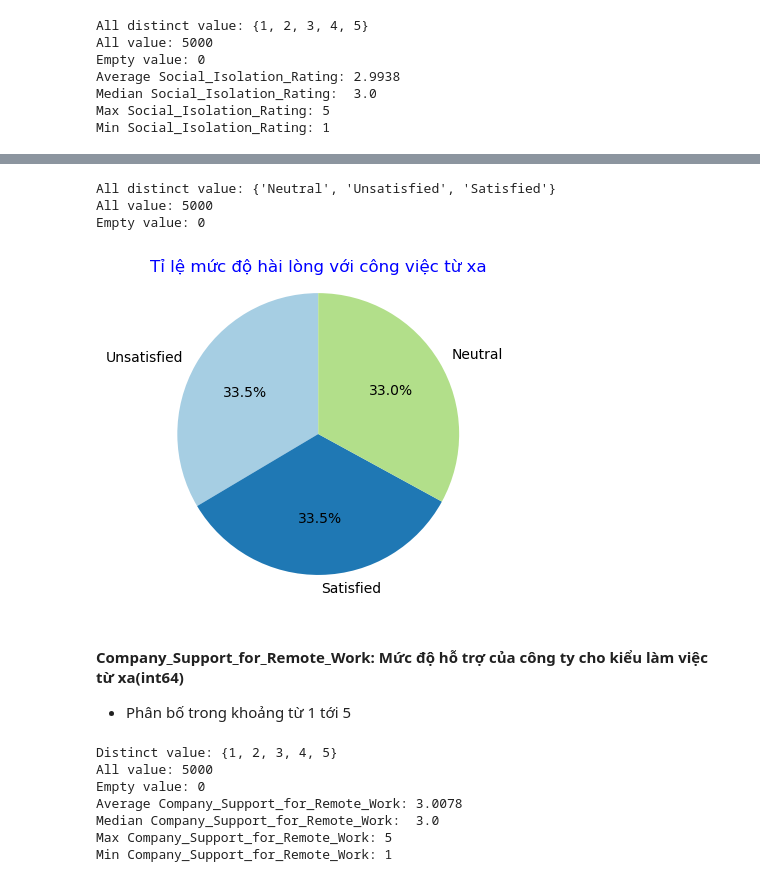
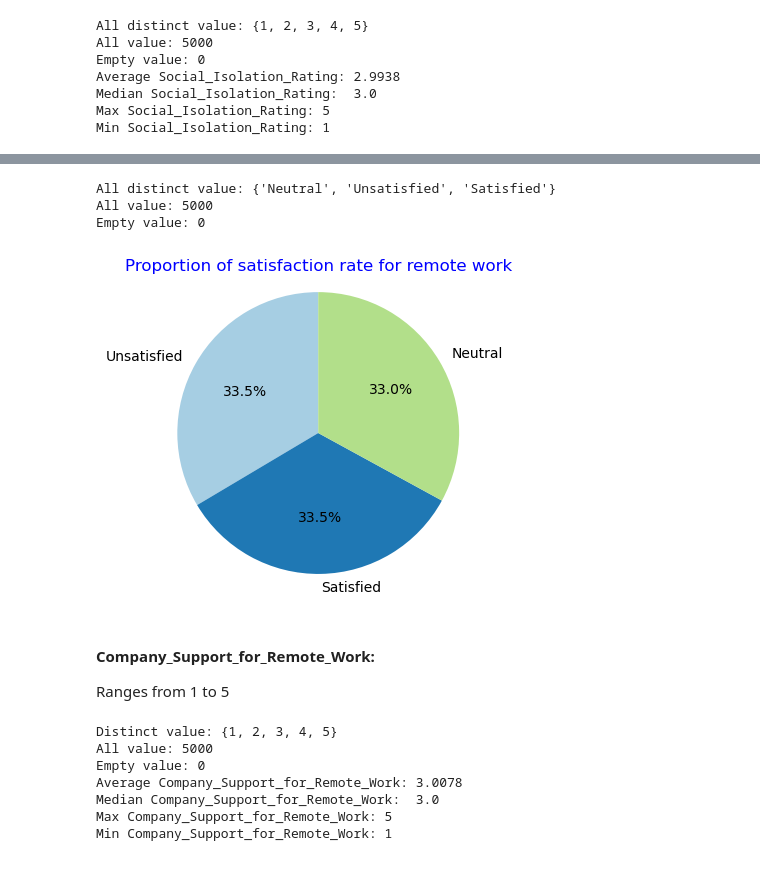
Before and after one commit to pigpig1524/HCMUS-P4DS-Lotus-Final, a Jupyter notebook: main_process.ipynb, the cells around one changed output, grey strips where cells are left out. Drawn from its saved outputs; the diff is of its cells as text; code cells hidden in the pictures.

```diff
--- a/main_process.ipynb
+++ b/main_process.ipynb
@@ -372,15 +372,15 @@ Min Social_Isolation_Rating: 1
 # %%
 Satisfaction_with_Remote_Work = set(df['Satisfaction_with_Remote_Work'].to_list())
 print('All distinct value:',Satisfaction_with_Remote_Work)
-Display_object('Satisfaction_with_Remote_Work','Tỉ lệ mức độ hài lòng với công việc từ xa')
+Display_object('Satisfaction_with_Remote_Work','Proportion of satisfaction rate for remote work')
 # %% [output]
 All distinct value: {'Neutral', 'Unsatisfied', 'Satisfied'}
 All value: 5000
 Empty value: 0
-[figure, old version]
+[figure, new version]
-# %% [markdown]
-#### **Company_Support_for_Remote_Work**: Mức độ hỗ trợ của công ty cho kiểu làm việc từ xa(int64)
-- Phân bố trong khoảng từ 1 tới 5
+# %% [markdown]
+#### **Company_Support_for_Remote_Work**:
+Ranges from 1 to 5
 # %%
 Company_Support_for_Remote_Work = set(df['Company_Support_for_Remote_Work'].to_list())
 print('Distinct value:',Company_Support_for_Remote_Work)
```
Also changed, not shown: parts of 30 cells of this notebook.
